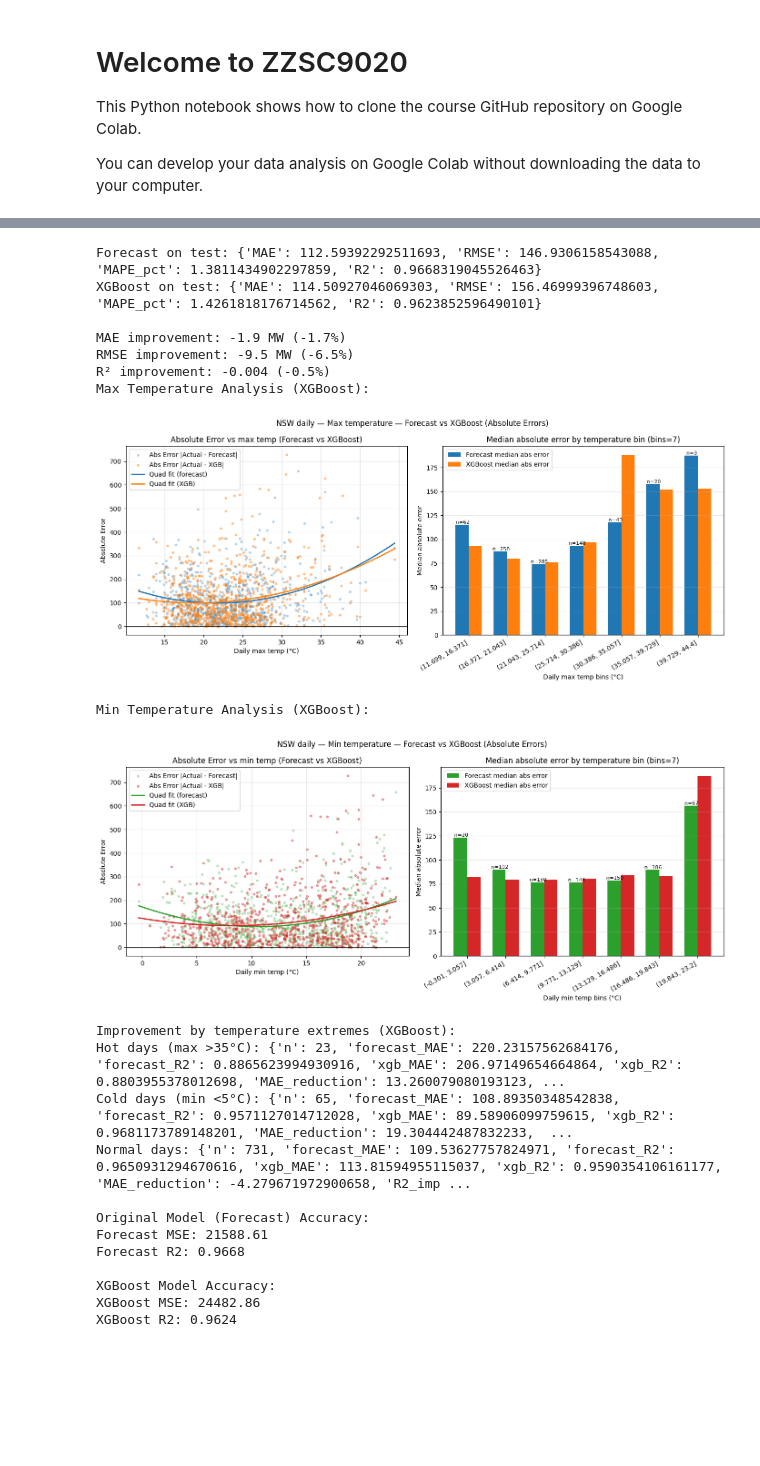
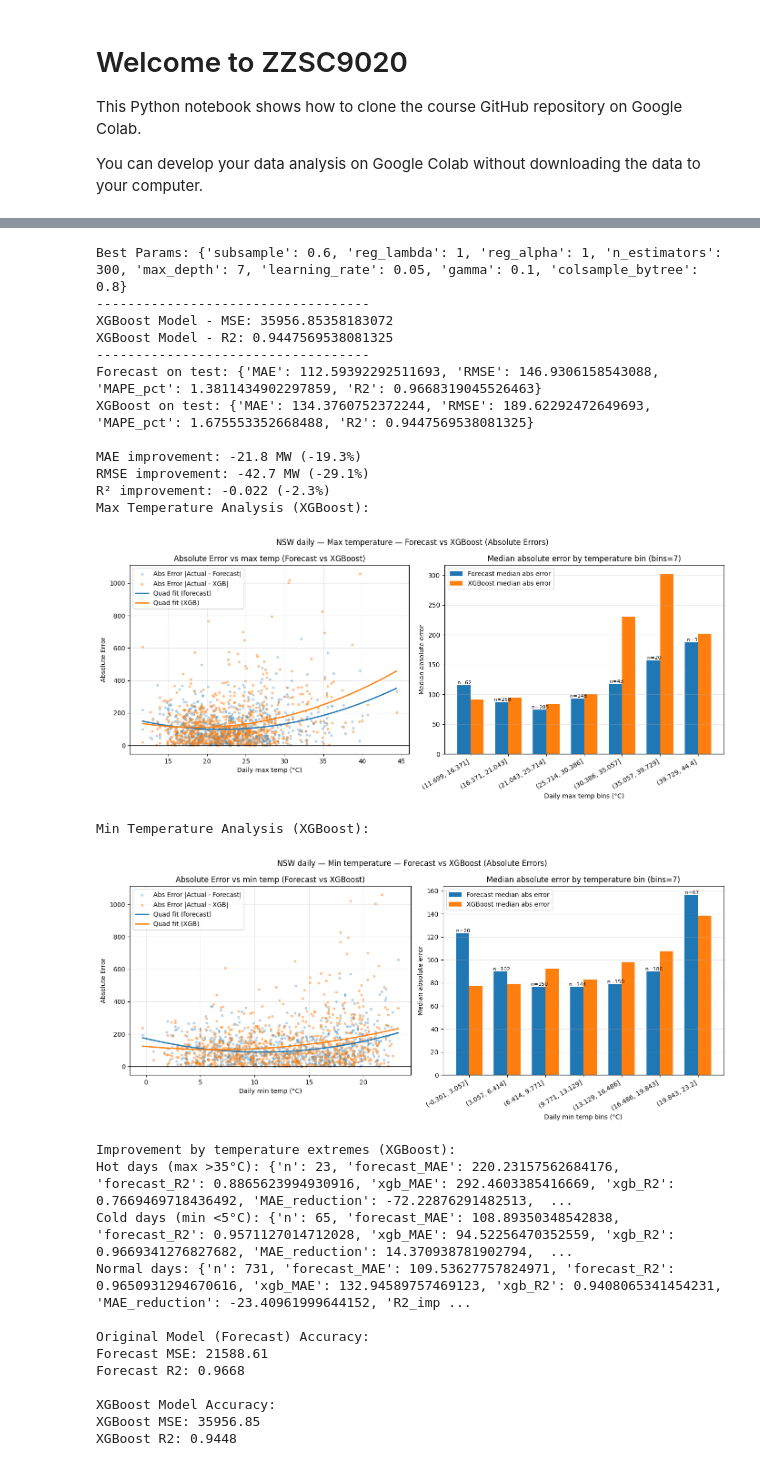
Before and after one commit to t-frank-unsw/zzsc9020-teamc, a Jupyter notebook: LiamXGBoost.ipynb, the cells around one changed output, grey strips where cells are left out. Drawn from its saved outputs; the diff is of its cells as text; code cells hidden in the pictures; blank space fills up the shorter version.

Commit message:
xgboost 2.0

```diff
--- a/LiamXGBoost.ipynb
+++ b/LiamXGBoost.ipynb
@@ -213,7 +210,11 @@ feature_cols = ['temp_mean', 'temp_min', 'temp_max',  'is_extreme_hot', 'is_extr
 X = X[feature_cols].fillna(0)
 # %%
 # Train/test split
+
 X_train, X_test, y_train, y_test = train_test_split(X, y, test_size=0.2, random_state=42)
+
+# Set up TimeSeriesSplit (e.g., 7 splits)
+tscv = TimeSeriesSplit(n_splits=7)
 
 # RandomizedSearchCV for XGBoost
 xgb_model = xgb.XGBRegressor()
@@ -232,7 +233,7 @@ random_search = RandomizedSearchCV(
     param_distributions=param_distributions,
     n_iter=150,
     scoring='neg_mean_squared_error',
-    cv=3,
+    cv=tscv,
     verbose=2,
     n_jobs=-1
 )
@@ -240,15 +241,5 @@ random_search = RandomizedSearchCV(
 # Best model
 random_search.fit(X_train, y_train)
 best_model = random_search.best_estimator_
-y_pred = best_model.predict(X_test)
-
-print("Best Params:", random_search.best_params_)
-print("MSE:", mean_squared_error(y_test, y_pred))
-print("R2:", r2_score(y_test, y_pred))
-
-print('-----------------------------------')
-
-print("XGBoost Model - MSE:", mean_squared_error(y_test, y_pred))
-print("XGBoost Model - R2:", r2_score(y_test, y_pred))
-print('-----------------------------------')
+best_model.fit(X_train, y_train)
 # %% [output]
@@ -292,10 +294,18 @@ pred_train = best_model.predict(X_train)
 pred_test  = best_model.predict(X_test)
 pred_all   = best_model.predict(X)
 
+print("Best Params:", random_search.best_params_)
+print('-----------------------------------')
+
+print("XGBoost Model - MSE:", mean_squared_error(y_test, pred_test))
+print("XGBoost Model - R2:", r2_score(y_test, pred_test))
+print('-----------------------------------')
+
+
 # Attach predictions and residuals to a DataFrame for analysis
 results_df = X_test.copy()
 results_df['ACTUAL'] = y_test
-results_df['PRED_XGB'] = y_pred
+results_df['PRED_XGB'] = pred_test
 # Make sure the index alignment is correct and the forecast series matches the test set
 forecast_test = df_daily['FORECASTDEMAND']['mean'].reindex(X_test.index)
 results_df['FORECAST'] = forecast_test.values  # Add forecast as a baseline
@@ -314,7 +324,7 @@ def metrics(y_true, y_pred):
     metrics = {"MAE":mae, "RMSE":rmse, "MAPE_pct":mape, "R2":r2}
     return metrics
 metrics_forecast_test = metrics(y_test, results_df["FORECAST"])
-metrics_xgb_test = metrics(y_test, y_pred)
+metrics_xgb_test = metrics(y_test, pred_test)
 # Print metrics, ensuring no np.float types in output
 def to_builtin_type(obj):
     if isinstance(obj, dict):
@@ -324,6 +334,7 @@ def to_builtin_type(obj):
     else:
         return obj
 
+# Print metrics for forecast and XGBoost
 print("Forecast on test:", to_builtin_type(metrics_forecast_test))
 print("XGBoost on test:", to_builtin_type(metrics_xgb_test))
 
@@ -417,10 +428,10 @@ def plot_compare_xgb_min_temp(dframe, bins=7):
 
     fig, axs = plt.subplots(1,2, figsize=(14,6))
     axs[0].axhline(0, linewidth=1, color="k")
-    axs[0].scatter(x, e_fc, alpha=0.25, s=10, label="Abs Error |Actual - Forecast|", color="C2")
-    axs[0].scatter(x, e_xgb, alpha=0.4, s=10, label="Abs Error |Actual - XGB|", color="C3")
-    if xg_fc.size: axs[0].plot(xg_fc, e_fit_fc, linewidth=2, color="C2", label="Quad fit (forecast)")
-    if xg_xgb.size: axs[0].plot(xg_xgb, e_fit_xgb, linewidth=2, color="C3", label="Quad fit (XGB)")
+    axs[0].scatter(x, e_fc, alpha=0.25, s=10, label="Abs Error |Actual - Forecast|", color="C0")
+    axs[0].scatter(x, e_xgb, alpha=0.4, s=10, label="Abs Error |Actual - XGB|", color="C1")
+    if xg_fc.size: axs[0].plot(xg_fc, e_fit_fc, linewidth=2, color="C0", label="Quad fit (forecast)")
+    if xg_xgb.size: axs[0].plot(xg_xgb, e_fit_xgb, linewidth=2, color="C1", label="Quad fit (XGB)")
     axs[0].set_xlabel("Daily min temp (°C)"); axs[0].set_ylabel("Absolute Error")
     axs[0].set_title("Absolute Error vs min temp (Forecast vs XGBoost)")
     axs[0].legend(); axs[0].grid(True, alpha=0.3)
@@ -441,8 +452,8 @@ def plot_compare_xgb_min_temp(dframe, bins=7):
     g = g_fc.merge(g_xgb, on="TEMP_BIN")
     idx = np.arange(len(g))
     width = 0.35
-    axs[1].bar(idx - width/2, g["med_err_fc"], width=width, label="Forecast median abs error", color="C2")
-    axs[1].bar(idx + width/2, g["med_err_xgb"], width=width, label="XGBoost median abs error", color="C3")
+    axs[1].bar(idx - width/2, g["med_err_fc"], width=width, label="Forecast median abs error", color="C0")
+    axs[1].bar(idx + width/2, g["med_err_xgb"], width=width, label="XGBoost median abs error", color="C1")
     axs[1].axhline(0, linewidth=1)
     axs[1].set_xticks(idx); axs[1].set_xticklabels(g["TEMP_BIN"].astype(str), rotation=30, ha="right")
     axs[1].set_xlabel("Daily min temp bins (°C)"); axs[1].set_ylabel("Median absolute error")
@@ -472,51 +483,56 @@ def improvement_by_temp_extremes(dframe):
     result.update(comp(cold, "Cold days (min <5°C)"))
     result.update(comp(normal, "Normal days"))
 
     for key, values in result.items():
         clean_values = {k: float(v) if isinstance(v, np.generic) else v for k, v in values.items()}
         print(f"{key}: {clean_values}")
 
     # Compare to original model (forecast) accuracy
     print("\nOriginal Model (Forecast) Accuracy:")
     mse_forecast = mean_squared_error(dframe['ACTUAL'], dframe['FORECAST'])
     r2_forecast = r2_score(dframe['ACTUAL'], dframe['FORECAST'])
     print(f"Forecast MSE: {mse_forecast:.2f}")
     print(f"Forecast R2: {r2_forecast:.4f}")
 
     print("\nXGBoost Model Accuracy:")
     mse_xgb = mean_squared_error(dframe['ACTUAL'], dframe['PRED_XGB'])
     r2_xgb = r2_score(dframe['ACTUAL'], dframe['PRED_XGB'])
     print(f"XGBoost MSE: {mse_xgb:.2f}")
     print(f"XGBoost R2: {r2_xgb:.4f}")
 
 print("Max Temperature Analysis (XGBoost):")
 plot_compare_xgb_max_temp(results_df)
 print("\nMin Temperature Analysis (XGBoost):")
 plot_compare_xgb_min_temp(results_df)
 improvement_by_temp_extremes(results_df)
 # %% [output]
+Best Params: {'subsample': 0.6, 'reg_lambda': 1, 'reg_alpha': 1, 'n_estimators': 300, 'max_depth': 7, 'learning_rate': 0.05, 'gamma': 0.1, 'colsample_bytree': 0.8}
+-----------------------------------
+XGBoost Model - MSE: 35956.85358183072
+XGBoost Model - R2: 0.9447569538081325
+-----------------------------------
 Forecast on test: {'MAE': 112.59392292511693, 'RMSE': 146.9306158543088, 'MAPE_pct': 1.3811434902297859, 'R2': 0.9668319045526463}
-XGBoost on test: {'MAE': 114.50927046069303, 'RMSE': 156.46999396748603, 'MAPE_pct': 1.4261818176714562, 'R2': 0.9623852596490101}
+XGBoost on test: {'MAE': 134.3760752372244, 'RMSE': 189.62292472649693, 'MAPE_pct': 1.675553352668488, 'R2': 0.9447569538081325}
 
-MAE improvement: -1.9 MW (-1.7%)
-RMSE improvement: -9.5 MW (-6.5%)
-R² improvement: -0.004 (-0.5%)
+MAE improvement: -21.8 MW (-19.3%)
+RMSE improvement: -42.7 MW (-29.1%)
+R² improvement: -0.022 (-2.3%)
 Max Temperature Analysis (XGBoost):
-[figure, old version]
+[figure, new version]
 Min Temperature Analysis (XGBoost):
-[figure, old version]
+[figure, new version]
 Improvement by temperature extremes (XGBoost):
-Hot days (max >35°C): {'n': 23, 'forecast_MAE': 220.23157562684176, 'forecast_R2': 0.8865623994930916, 'xgb_MAE': 206.97149654664864, 'xgb_R2': 0.8803955378012698, 'MAE_reduction': 13.260079080193123, ...
-Cold days (min <5°C): {'n': 65, 'forecast_MAE': 108.89350348542838, 'forecast_R2': 0.9571127014712028, 'xgb_MAE': 89.58906099759615, 'xgb_R2': 0.9681173789148201, 'MAE_reduction': 19.304442487832233,  ...
-Normal days: {'n': 731, 'forecast_MAE': 109.53627757824971, 'forecast_R2': 0.9650931294670616, 'xgb_MAE': 113.81594955115037, 'xgb_R2': 0.9590354106161177, 'MAE_reduction': -4.279671972900658, 'R2_imp ...
+Hot days (max >35°C): {'n': 23, 'forecast_MAE': 220.23157562684176, 'forecast_R2': 0.8865623994930916, 'xgb_MAE': 292.4603385416669, 'xgb_R2': 0.7669469718436492, 'MAE_reduction': -72.22876291482513,  ...
+Cold days (min <5°C): {'n': 65, 'forecast_MAE': 108.89350348542838, 'forecast_R2': 0.9571127014712028, 'xgb_MAE': 94.52256470352559, 'xgb_R2': 0.9669341276827682, 'MAE_reduction': 14.370938781902794,  ...
+Normal days: {'n': 731, 'forecast_MAE': 109.53627757824971, 'forecast_R2': 0.9650931294670616, 'xgb_MAE': 132.94589757469123, 'xgb_R2': 0.9408065341454231, 'MAE_reduction': -23.40961999644152, 'R2_imp ...
 
 Original Model (Forecast) Accuracy:
 Forecast MSE: 21588.61
 Forecast R2: 0.9668
 
 XGBoost Model Accuracy:
-XGBoost MSE: 24482.86
-XGBoost R2: 0.9624
+XGBoost MSE: 35956.85
+XGBoost R2: 0.9448
 # %%
 # Plot actual vs predicted
 plt.figure(figsize=(12, 6))
```
Also changed, not shown: parts of 5 cells of this notebook, 1 other file.
